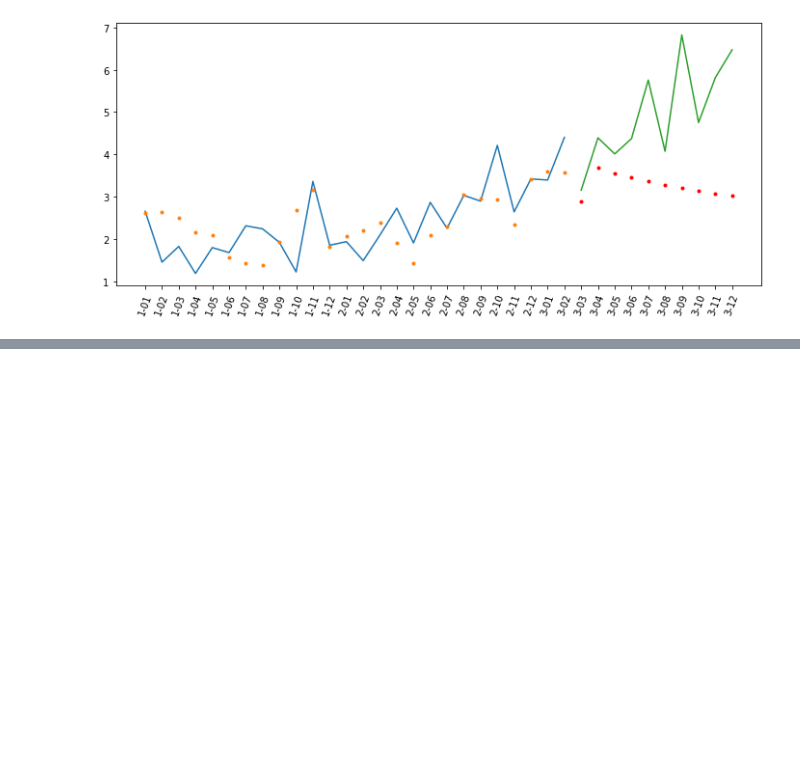
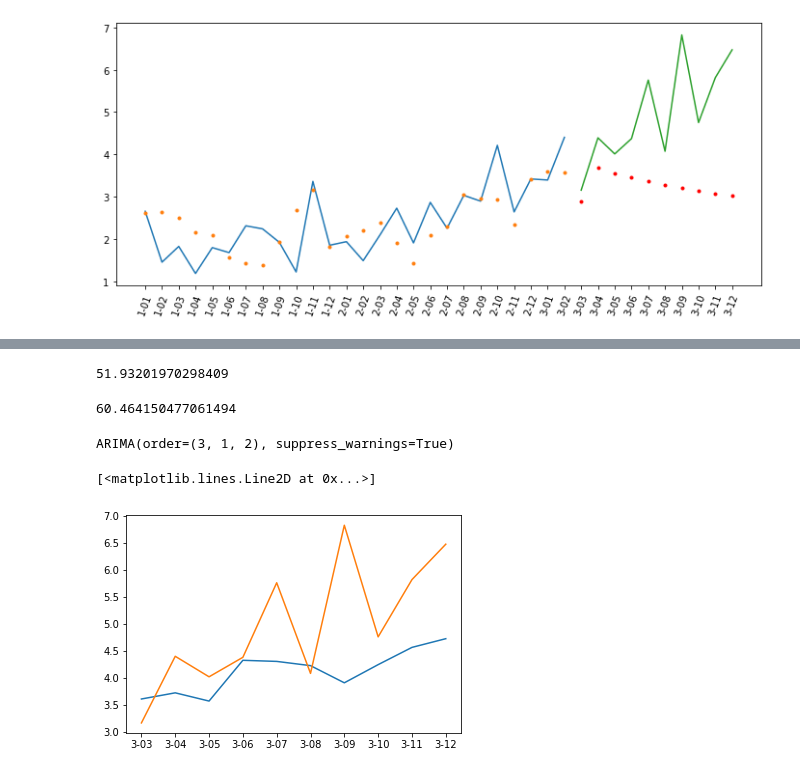
Before and after one commit to mancinigabriel/estudos_python, a Jupyter notebook: Python Séries Temporais/1699-data-science-previsao-arima-Aula-2/Aula2_series2.ipynb, the cells around one changed output, grey strips where cells are left out. Cells and saved outputs as stored; diff of their text form; code cells hidden in the pictures; blank space fills up the shorter version.

```diff
--- a/Python Séries Temporais/1699-data-science-previsao-arima-Aula-2/Aula2_series2.ipynb
+++ b/Python Séries Temporais/1699-data-science-previsao-arima-Aula-2/Aula2_series2.ipynb
@@ -249,0 +270,6 @@ plt.xticks(rotation=70);
+# %%
+modelo_busca = auto_arima(cresc_p1['Preco'].values,
+    start_p=0, start_q=0, max_p=6, max_q=6,
+    d=1, seasonal=False, trace=True,
+    error_action='ignore', suppress_warnings=True,
+    stepwise = False)
@@ -249,0 +294,20 @@ plt.xticks(rotation=70);
+# %%
+modelo_busca.aic()
+# %% [output]
+51.93201970298409
+# %%
+modelo_busca.bic()
+# %% [output]
+60.464150477061494
+# %%
+modelo_busca.fit(cresc_p1['Preco'].values)
+# %% [output]
+ARIMA(order=(3, 1, 2), suppress_warnings=True)
+# %%
+valores_preditos = modelo_busca.predict(n_periods=10)
+# %%
+plt.plot(cresc_p2['Data'],valores_preditos)
+plt.plot(cresc_p2['Data'],cresc_p2['Preco'])
+# %% [output]
+[<matplotlib.lines.Line2D at 0x...>]
+[figure, added]
```
Also changed, not shown: parts of 31 cells of this notebook, 2 other files.
